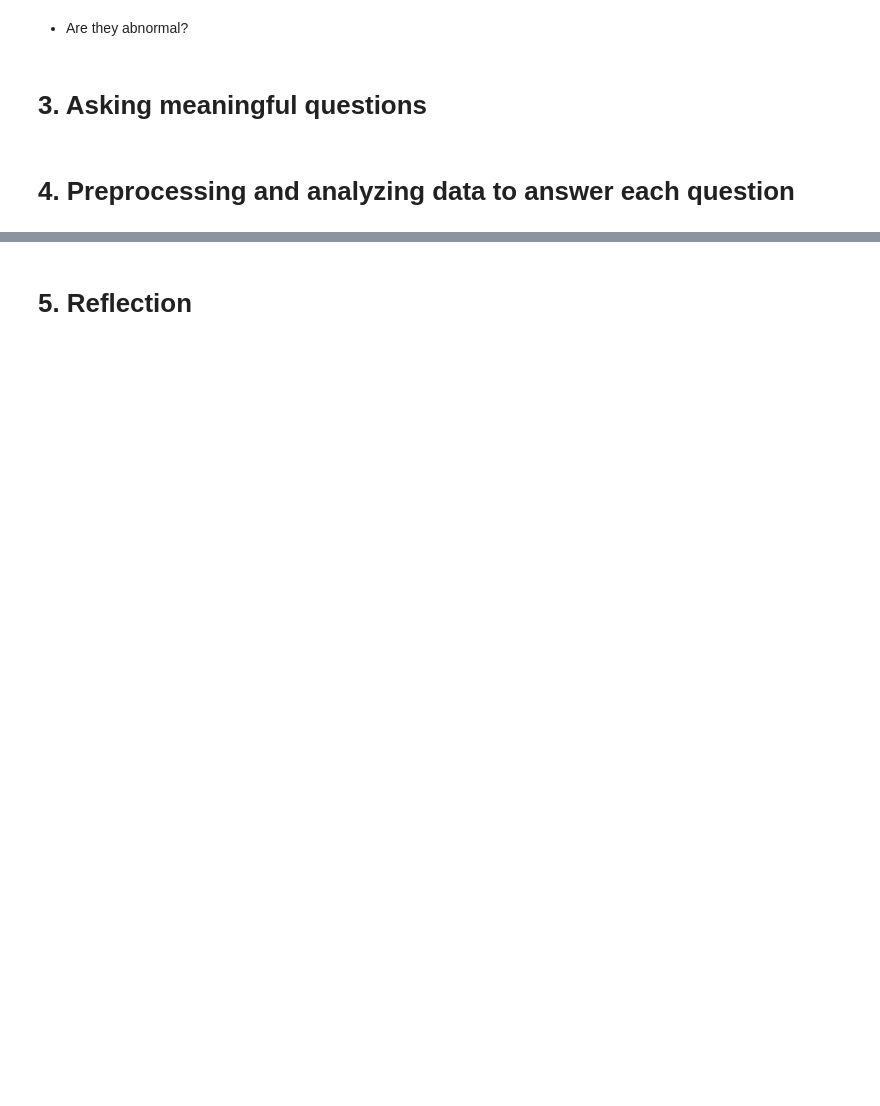
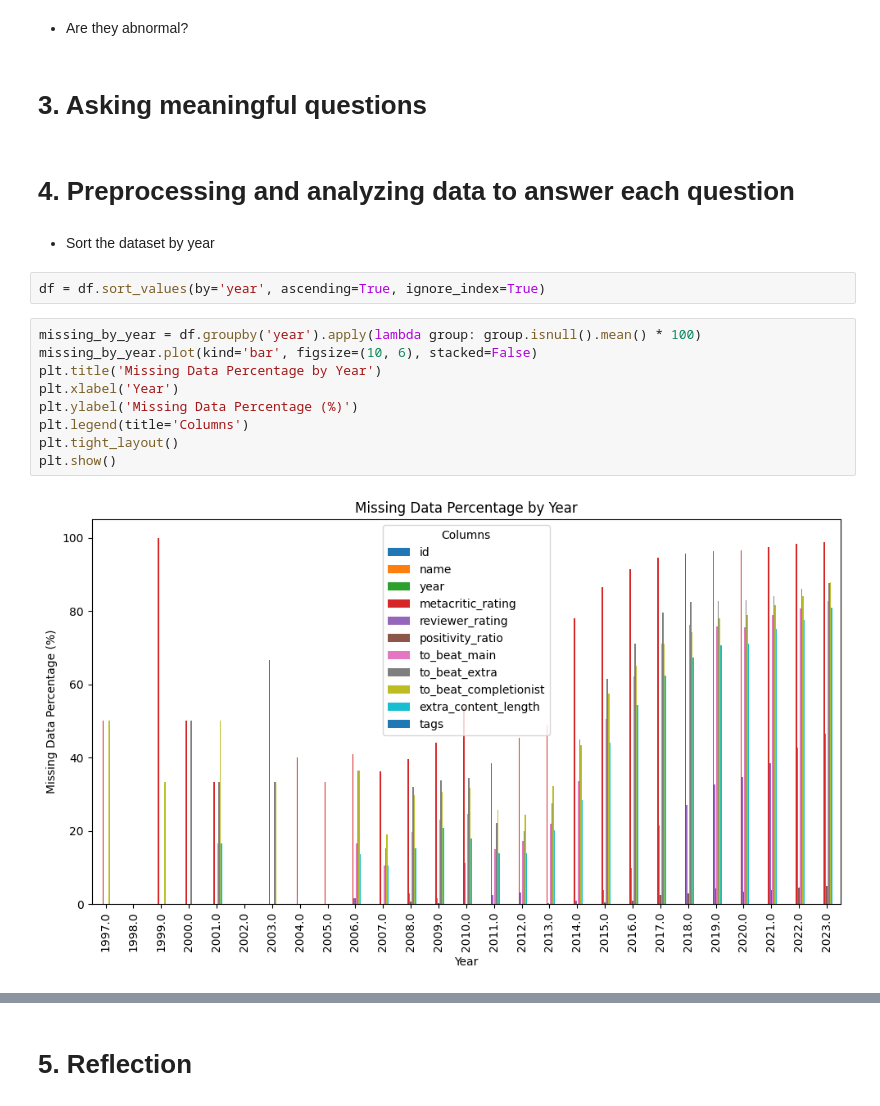
Before and after one commit to juinkinn/Programming4DS-FinalProject, a Jupyter notebook: 22127478_22127250.ipynb, the cells around one changed output, grey strips where cells are left out. Cells and saved outputs as stored; diff of their text form; blank space fills up the shorter version.

Commit message:
preprocessing missing values

```diff
--- a/22127478_22127250.ipynb
+++ b/22127478_22127250.ipynb
@@ -98,3 +142,18 @@ dtype: object
 # 3. Asking meaningful questions
 # %% [markdown]
 # 4. Preprocessing and analyzing data to answer each question
+# %% [markdown]
+- Sort the dataset by year
+# %%
+df = df.sort_values(by='year', ascending=True, ignore_index=True)
+# %%
+missing_by_year = df.groupby('year').apply(lambda group: group.isnull().mean() * 100)
+missing_by_year.plot(kind='bar', figsize=(10, 6), stacked=False)
+plt.title('Missing Data Percentage by Year')
+plt.xlabel('Year')
+plt.ylabel('Missing Data Percentage (%)')
+plt.legend(title='Columns')
+plt.tight_layout()
+plt.show()
+# %% [output]
+[figure, added]
```
Also changed, not shown: parts of 5 cells of this notebook.
